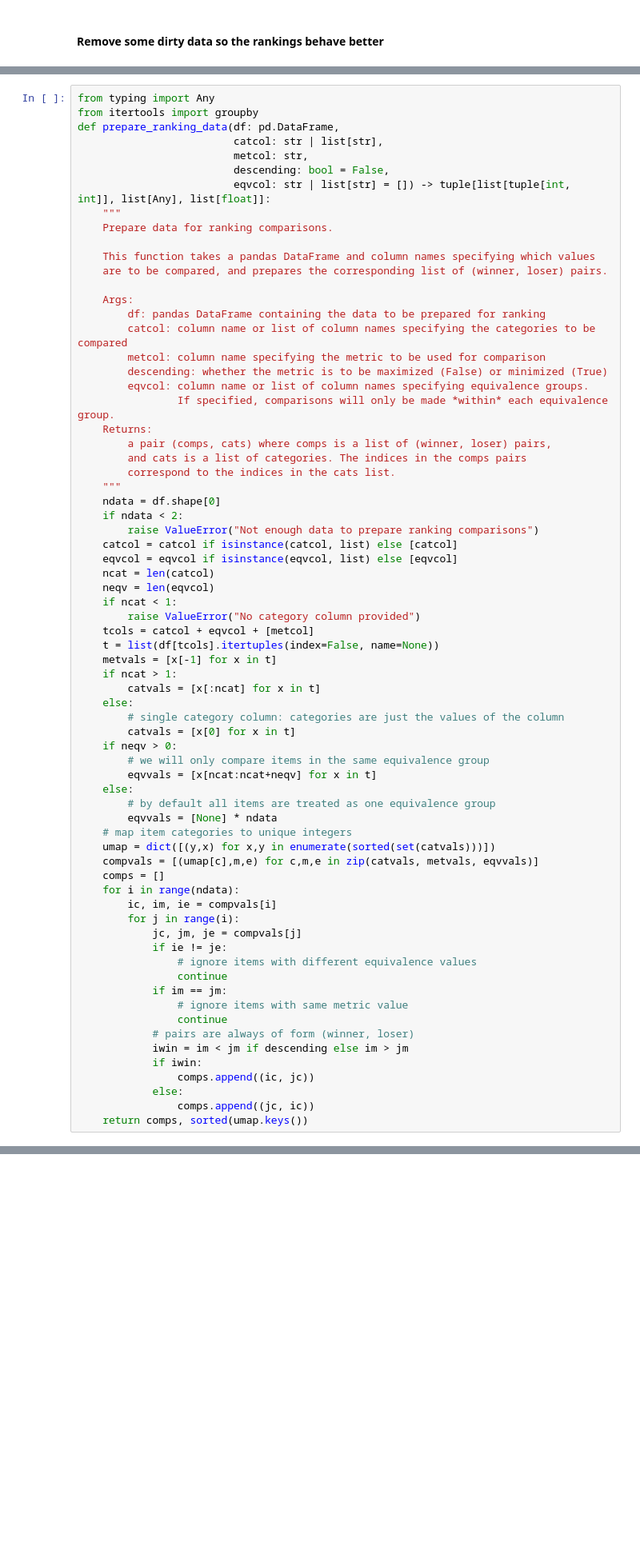
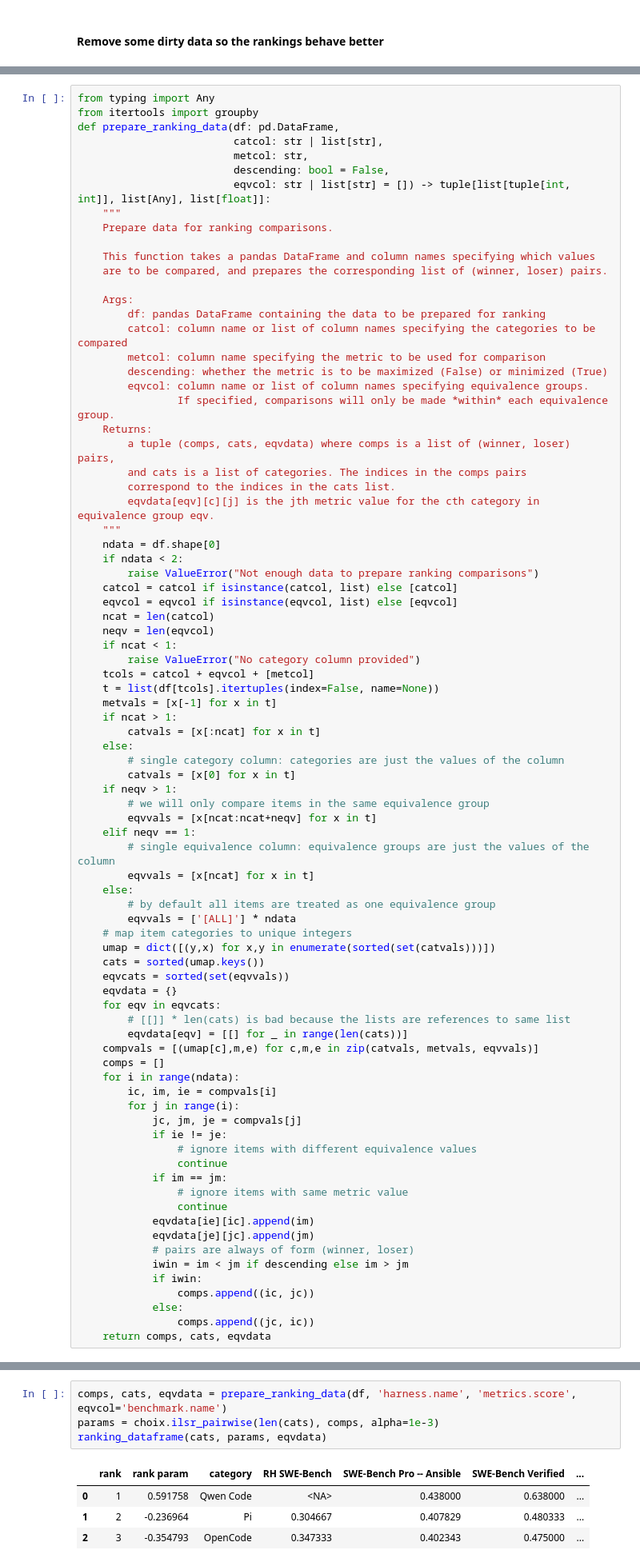
Before and after one commit to erikerlandson/paired-comparison-ranking, a Jupyter notebook: nb/paired-comparison-ranking.ipynb, the cells around one changed output, grey strips where cells are left out. Shown at 80% size. Drawn from its saved outputs; the diff is of its cells as text; blank space fills up the shorter version.

```diff
--- a/nb/paired-comparison-ranking.ipynb
+++ b/nb/paired-comparison-ranking.ipynb
@@ -225,9 +187,10 @@ def prepare_ranking_data(df: pd.DataFrame,
         eqvcol: column name or list of column names specifying equivalence groups.
                 If specified, comparisons will only be made *within* each equivalence group.
     Returns:
-        a pair (comps, cats) where comps is a list of (winner, loser) pairs,
+        a tuple (comps, cats, eqvdata) where comps is a list of (winner, loser) pairs,
         and cats is a list of categories. The indices in the comps pairs
         correspond to the indices in the cats list.
+        eqvdata[eqv][c][j] is the jth metric value for the cth category in equivalence group eqv.
     """
     ndata = df.shape[0]
     if ndata < 2:
@@ -246,14 +209,23 @@ def prepare_ranking_data(df: pd.DataFrame,
     else:
         # single category column: categories are just the values of the column
         catvals = [x[0] for x in t]
-    if neqv > 0:
+    if neqv > 1:
         # we will only compare items in the same equivalence group
         eqvvals = [x[ncat:ncat+neqv] for x in t]
+    elif neqv == 1:
+        # single equivalence column: equivalence groups are just the values of the column
+        eqvvals = [x[ncat] for x in t]
     else:
         # by default all items are treated as one equivalence group
-        eqvvals = [None] * ndata
+        eqvvals = ['[ALL]'] * ndata
     # map item categories to unique integers
     umap = dict([(y,x) for x,y in enumerate(sorted(set(catvals)))])
+    cats = sorted(umap.keys())
+    eqvcats = sorted(set(eqvvals))
+    eqvdata = {}
+    for eqv in eqvcats:
+        # [[]] * len(cats) is bad because the lists are references to same list
+        eqvdata[eqv] = [[] for _ in range(len(cats))]
     compvals = [(umap[c],m,e) for c,m,e in zip(catvals, metvals, eqvvals)]
     comps = []
     for i in range(ndata):
@@ -266,10 +238,12 @@ def prepare_ranking_data(df: pd.DataFrame,
             if im == jm:
                 # ignore items with same metric value
                 continue
+            eqvdata[ie][ic].append(im)
+            eqvdata[je][jc].append(jm)
             # pairs are always of form (winner, loser)
             iwin = im < jm if descending else im > jm
             if iwin:
                 comps.append((ic, jc))
             else:
                 comps.append((jc, ic))
-    return comps, sorted(umap.keys())
+    return comps, cats, eqvdata
@@ -291,3 +287,12 @@ Ranking:
+# %%
+comps, cats, eqvdata = prepare_ranking_data(df, 'harness.name', 'metrics.score', eqvcol='benchmark.name')
+params = choix.ilsr_pairwise(len(cats), comps, alpha=1e-3)
+ranking_dataframe(cats, params, eqvdata)
+# %% [output]
+|  | rank | rank param | category | RH SWE-Bench | SWE-Bench Pro -- Ansible | SWE-Bench Verified | ... |
+| 0 | 1 | 0.591758 | Qwen Code | <NA> | 0.438000 | 0.638000 | ... |
+| 1 | 2 | -0.236964 | Pi | 0.304667 | 0.407829 | 0.480333 | ... |
+| 2 | 3 | -0.354793 | OpenCode | 0.347333 | 0.402343 | 0.475000 | ... |
 # %% [markdown]
 #### Rank our models using benchmark score, integrating over harness, and comparing within benchmark:
 # %%
```
Also changed, not shown: parts of 9 cells of this notebook.
